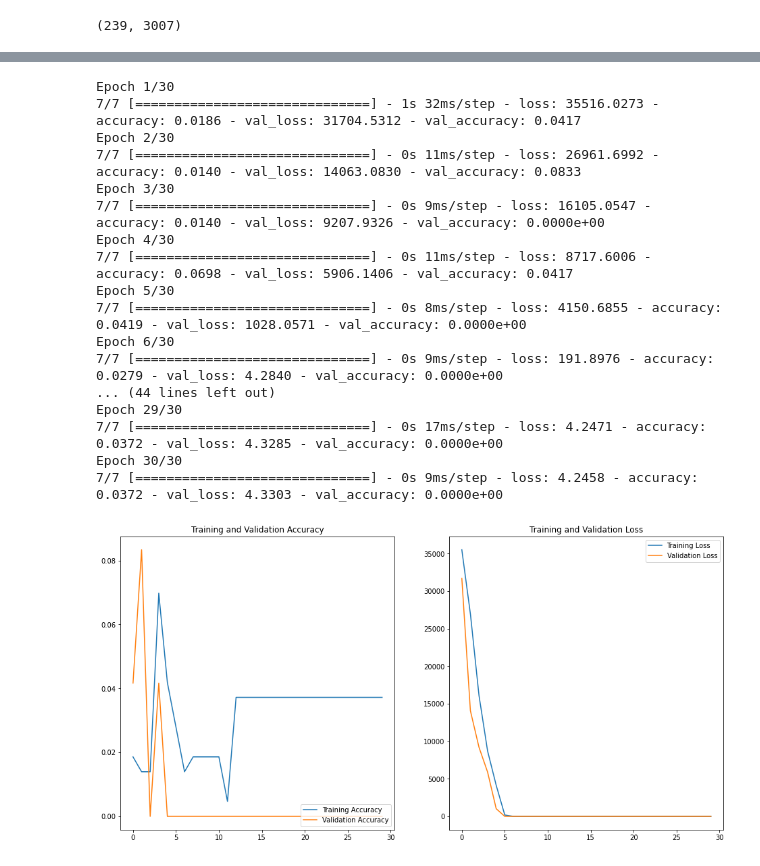
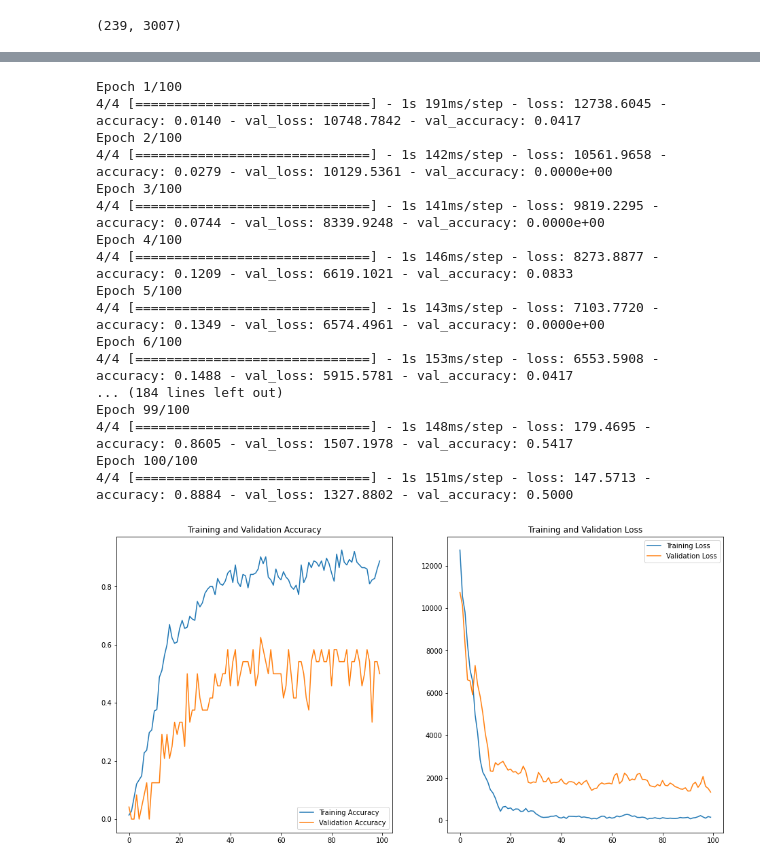
Before and after one commit to Marvayo/How-to-implement-an-ML-pipeline, a Jupyter notebook: Proyecto_Red_Neuronal.ipynb, the cells around one changed output, grey strips where cells are left out. Drawn from its saved outputs; the diff is of its cells as text; code cells hidden in the pictures.

```diff
--- a/Proyecto_Red_Neuronal.ipynb
+++ b/Proyecto_Red_Neuronal.ipynb
@@ -172,5 +178,8 @@ TrainDF.shape
 # %%
-def build_model(num_classes=num_classes, hidden_layers=1, units=128, data_shape=TrainDF.shape[1:]):
+#Unidades o units=  generalmente son potencias de 2, ejemplo: 128, 256, 512, etc. y número de capas hidden_layers= entre 1 y 3
+#def build_model(num_classes=num_classes, hidden_layers=1, units=128, data_shape=TrainDF.shape[1:]):
+
+def build_model(num_classes=num_classes, hidden_layers=2, units=2048, data_shape=TrainDF.shape[1:]):
     model = tf.keras.Sequential()#
     # input layer
     model.add(tf.keras.layers.InputLayer(input_shape=list(data_shape)))#define el input
@@ -187,7 +196,7 @@ def build_model(num_classes=num_classes, hidden_layers=1, units=128, data_shape=
 
     loss=tf.keras.losses.SparseCategoricalCrossentropy()
     metrics=['accuracy']
-    optimizer=tf.keras.optimizers.Adam()
+    optimizer=tf.keras.optimizers.Adam(learning_rate=1e-4)
 
     model.compile(loss=loss, metrics=metrics, optimizer=optimizer)
 
@@ -218,0 +236,6 @@ validation_labels=objetivo[int(n*.9):]
+# %%
+n=len(TrainDF)
+train_images=np.array(train_images)
+train_labels=np.array(train_labels).reshape(len(train_labels), 1)
+validation_images=np.array(validation_images)
+validation_labels=np.array(validation_labels).reshape(len(validation_labels), 1)
@@ -235,44 +267,44 @@ train_images
 # %%
-history = model.fit(train_images, train_labels, epochs=30, batch_size=32, validation_data=(validation_images, validation_labels))
+history = model.fit(train_images, train_labels, epochs=100, batch_size=64, validation_data=(validation_images, validation_labels))
 # %% [output]
-Epoch 1/30
-7/7 [==============================] - 1s 32ms/step - loss: 35516.0273 - accuracy: 0.0186 - val_loss: 31704.5312 - val_accuracy: 0.0417
-Epoch 2/30
-7/7 [==============================] - 0s 11ms/step - loss: 26961.6992 - accuracy: 0.0140 - val_loss: 14063.0830 - val_accuracy: 0.0833
-Epoch 3/30
-7/7 [==============================] - 0s 9ms/step - loss: 16105.0547 - accuracy: 0.0140 - val_loss: 9207.9326 - val_accuracy: 0.0000e+00
-Epoch 4/30
-7/7 [==============================] - 0s 11ms/step - loss: 8717.6006 - accuracy: 0.0698 - val_loss: 5906.1406 - val_accuracy: 0.0417
-Epoch 5/30
-7/7 [==============================] - 0s 8ms/step - loss: 4150.6855 - accuracy: 0.0419 - val_loss: 1028.0571 - val_accuracy: 0.0000e+00
-Epoch 6/30
-7/7 [==============================] - 0s 9ms/step - loss: 191.8976 - accuracy: 0.0279 - val_loss: 4.2840 - val_accuracy: 0.0000e+00
-... (44 lines left out)
-Epoch 29/30
-7/7 [==============================] - 0s 17ms/step - loss: 4.2471 - accuracy: 0.0372 - val_loss: 4.3285 - val_accuracy: 0.0000e+00
-Epoch 30/30
-7/7 [==============================] - 0s 9ms/step - loss: 4.2458 - accuracy: 0.0372 - val_loss: 4.3303 - val_accuracy: 0.0000e+00
+Epoch 1/100
+4/4 [==============================] - 1s 191ms/step - loss: 12738.6045 - accuracy: 0.0140 - val_loss: 10748.7842 - val_accuracy: 0.0417
+Epoch 2/100
+4/4 [==============================] - 1s 142ms/step - loss: 10561.9658 - accuracy: 0.0279 - val_loss: 10129.5361 - val_accuracy: 0.0000e+00
+Epoch 3/100
+4/4 [==============================] - 1s 141ms/step - loss: 9819.2295 - accuracy: 0.0744 - val_loss: 8339.9248 - val_accuracy: 0.0000e+00
+Epoch 4/100
+4/4 [==============================] - 1s 146ms/step - loss: 8273.8877 - accuracy: 0.1209 - val_loss: 6619.1021 - val_accuracy: 0.0833
+Epoch 5/100
+4/4 [==============================] - 1s 143ms/step - loss: 7103.7720 - accuracy: 0.1349 - val_loss: 6574.4961 - val_accuracy: 0.0000e+00
+Epoch 6/100
+4/4 [==============================] - 1s 153ms/step - loss: 6553.5908 - accuracy: 0.1488 - val_loss: 5915.5781 - val_accuracy: 0.0417
+... (184 lines left out)
+Epoch 99/100
+4/4 [==============================] - 1s 148ms/step - loss: 179.4695 - accuracy: 0.8605 - val_loss: 1507.1978 - val_accuracy: 0.5417
+Epoch 100/100
+4/4 [==============================] - 1s 151ms/step - loss: 147.5713 - accuracy: 0.8884 - val_loss: 1327.8802 - val_accuracy: 0.5000
 # %%
 acc = history.history['accuracy']
 val_acc = history.history['val_accuracy']
 
 loss = history.history['loss']
 val_loss = history.history['val_loss']
 
-epochs_range = range(30)
+epochs_range = range(100)
 
 plt.figure(figsize=(16, 8))
 plt.subplot(1, 2, 1)
 plt.plot(epochs_range, acc, label='Training Accuracy')
 plt.plot(epochs_range, val_acc, label='Validation Accuracy')
 plt.legend(loc='lower right')
 plt.title('Training and Validation Accuracy')
 
 plt.subplot(1, 2, 2)
 plt.plot(epochs_range, loss, label='Training Loss')
 plt.plot(epochs_range, val_loss, label='Validation Loss')
 plt.legend(loc='upper right')
 plt.title('Training and Validation Loss')
 plt.show()
 # %% [output]
-[figure, old version]
+[figure, new version]
```
Also changed, not shown: parts of 8 cells of this notebook.
